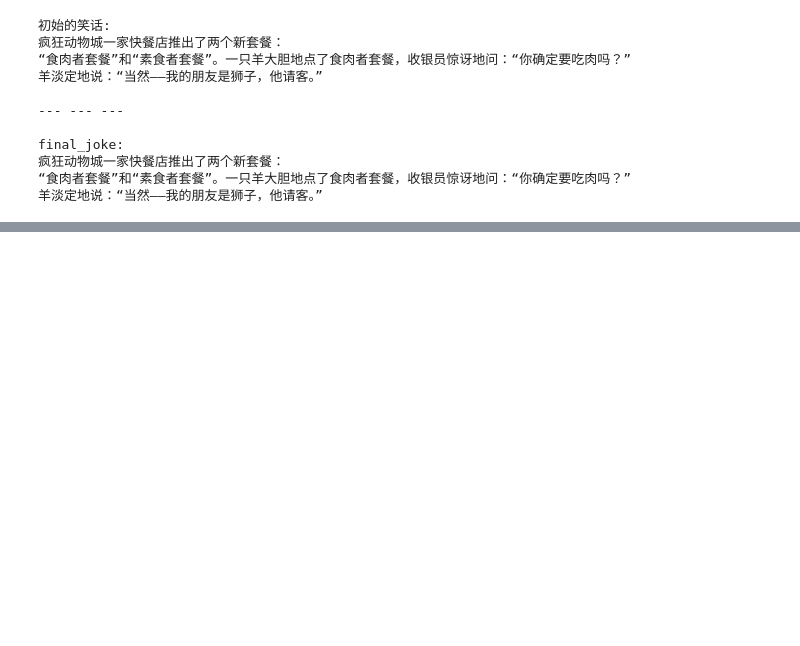
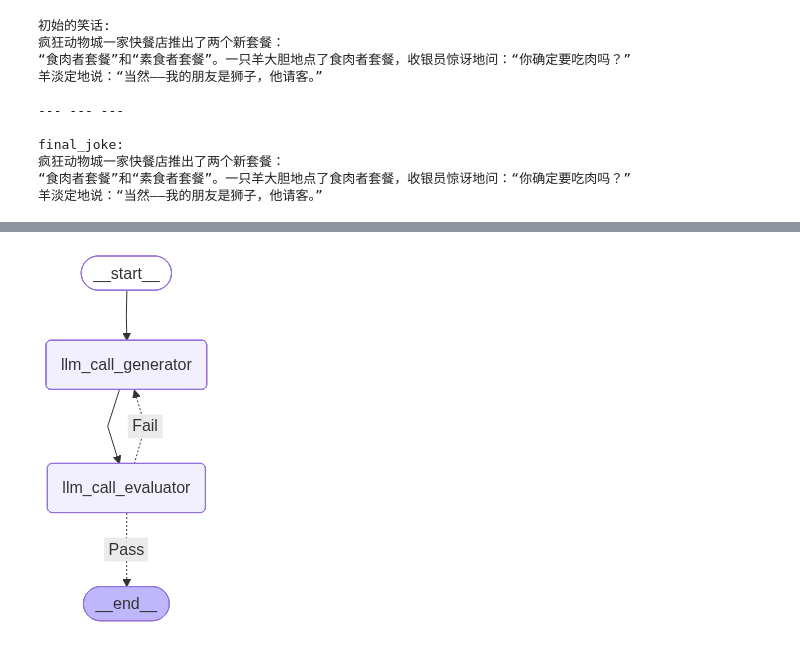
Before and after one commit to Liucc-123/langchain, a Jupyter notebook: codes/langchainv1/langgraph/1、开始使用/workflows+agents.ipynb, the cells around one changed output, grey strips where cells are left out. Cells and saved outputs as stored; diff of their text form; code cells hidden in the pictures; blank space fills up the shorter version.

```diff
--- a/codes/langchainv1/langgraph/1、开始使用/workflows+agents.ipynb
+++ b/codes/langchainv1/langgraph/1、开始使用/workflows+agents.ipynb
@@ -136,0 +142,88 @@ final_joke:
+# %%
+from typing_extensions import TypedDict
+from langgraph.graph import StateGraph, START, END
+from IPython.display import Image, display
+from typing_extensions import Literal
+from pydantic import BaseModel, Field
+from textwrap import dedent
+
+
+# 定义Graph State
+class State(TypedDict):
+    joke: str
+    topic: str
+    feedback: str
+    funny_or_not: str
+
+
+# 定义评估的数据结构
+class Feedback(BaseModel):
+    grade: Literal["funny", "not funny"] = Field(
+        description="判定这个笑话是否有趣，可选项：【funny、not funny】"
+    )
+    feedback: str = Field(
+        description="如果这个笑话不有趣（not funny），需要提供如何改进这个笑话的反馈"
+    )
+
+
+# 给模型添加结构化输出能力
+evaluator = llm.with_structured_output(Feedback)
+
+
+# 定义节点
+# 节点1：生成器
+def llm_call_generator(state: State):
+    """LLM调用生成一个笑话，或改进这个笑话"""
+
+    if state.get("feedback"):
+        msg = llm.invoke(
+            f"编写一个关于{state['topic']}主题的笑话，但需要考虑如下建议: \n{state['feedback']}"
+        )
+    else:
+        msg = llm.invoke(f"编写一个关于{state['topic']}主题的笑话")
+
+    return {"joke": msg.content}
+
+
+# 节点2：评估器
+def llm_call_evaluator(state: State):
+    """评估笑话是否好笑，并给出建议"""
+
+    evaluate_prompt = dedent(
+    f"""
+    评估下面这个笑话是否有趣？如果不有趣（not funny），给出改进的建议。
+    笑话：{state.get('joke')}
+    """
+    )
+    result = evaluator.invoke(evaluate_prompt)
+    return {"funny_or_not": result.grade, "feedback": result.feedback}
+
+# 路由逻辑
+def route_joke(state:State):
+    """根据评估结果决定路由逻辑"""
+    if state['funny_or_not'] == "funny":
+        return "Pass"
+    elif state["funny_or_not"] == "not funny":
+        return "Fail"
+
+# 定义工作流
+optimizer_builder =  StateGraph(State)
+
+# 添加节点
+optimizer_builder.add_node("llm_call_generator", llm_call_generator)
+optimizer_builder.add_node("llm_call_evaluator", llm_call_evaluator)
+
+# 添加边
+optimizer_builder.add_edge(START, "llm_call_generator")
+optimizer_builder.add_edge("llm_call_generator", "llm_call_evaluator")
+optimizer_builder.add_conditional_edges("llm_call_evaluator", route_joke, {"Pass": END, "Fail": "llm_call_generator"})
+
+# 编译图
+app = optimizer_builder.compile()
+# 展示图的结构
+display(Image(app.get_graph().draw_mermaid_png()))
+# 调用
+state = app.invoke({"topic": "疯狂动物城"})
+print(f"笑话来啦：\n{state['joke']}")
+# %% [output]
+[figure, added]
```
Also changed, not shown: parts of 5 cells of this notebook.
